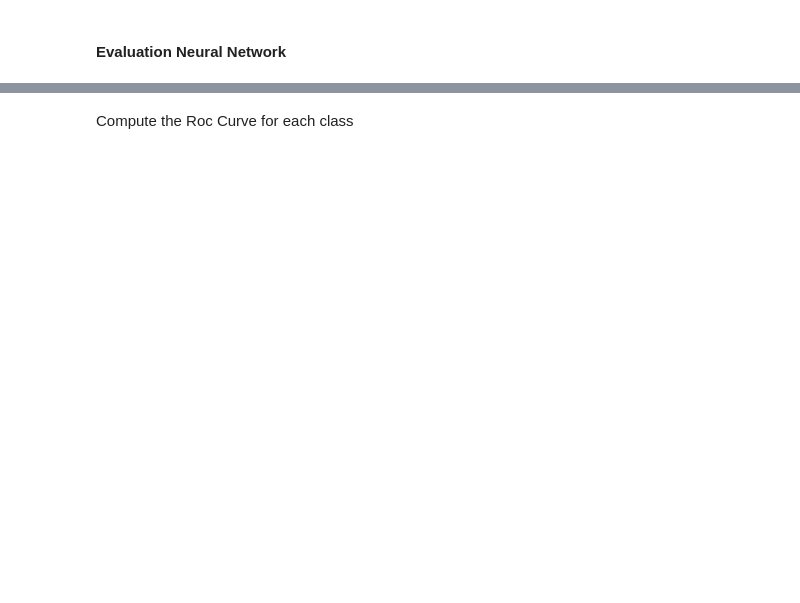
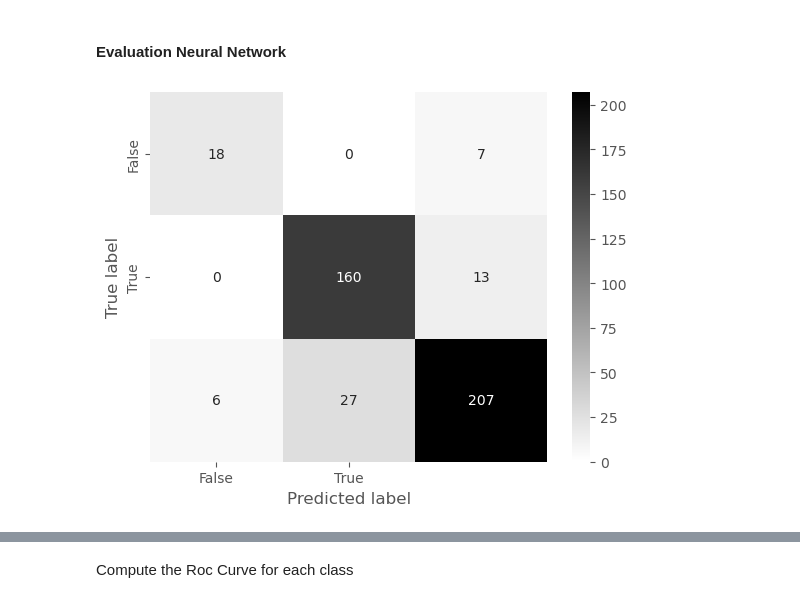
Before and after one commit to whyicn/MachineLearning, a Jupyter notebook: project.ipynb, the cells around one changed output, grey strips where cells are left out. Cells and saved outputs as stored; diff of their text form; code cells hidden in the pictures; blank space fills up the shorter version.

```diff
--- a/project.ipynb
+++ b/project.ipynb
@@ -649,24 +645,10 @@ print(f'Accuracy: {accuracy_score(y_test, predict_test_mlp):.2f}')
 # %% [markdown]
 #### Evaluation Neural Network
-# %%
-def make_confusion_matrix(cf, categories='auto', cbar=True, cmap='Blues', title=None):
-    group_counts = [f'{value}\n' for value in cf.flatten()]
-
-    box_labels = [f'{v1}'.strip() for v1 in group_counts]
-    box_labels = np.asarray(box_labels).reshape(cf.shape[0],cf.shape[1])
-
-    sn.heatmap(cf, annot=box_labels, fmt='', cmap=cmap, cbar=cbar, xticklabels=categories, yticklabels=categories)
-
-
-    plt.ylabel('True label')
-    plt.xlabel('Predicted label')
-
-    if title:
-        plt.title(title)
 # %%
-categories = ['LOW', 'MEDIUM', 'HIGH']
-print("Neural Network")
+categories = ['False', 'True']
 make_confusion_matrix(confusion_matrix(y_test, predict_test_mlp), categories=categories, cmap='binary')
+# %% [output]
+[figure, added]
 # %%
 print('Classification report')
 print(classification_report(y_test, predict_test_mlp))
```
Also changed, not shown: parts of 121 cells of this notebook.
